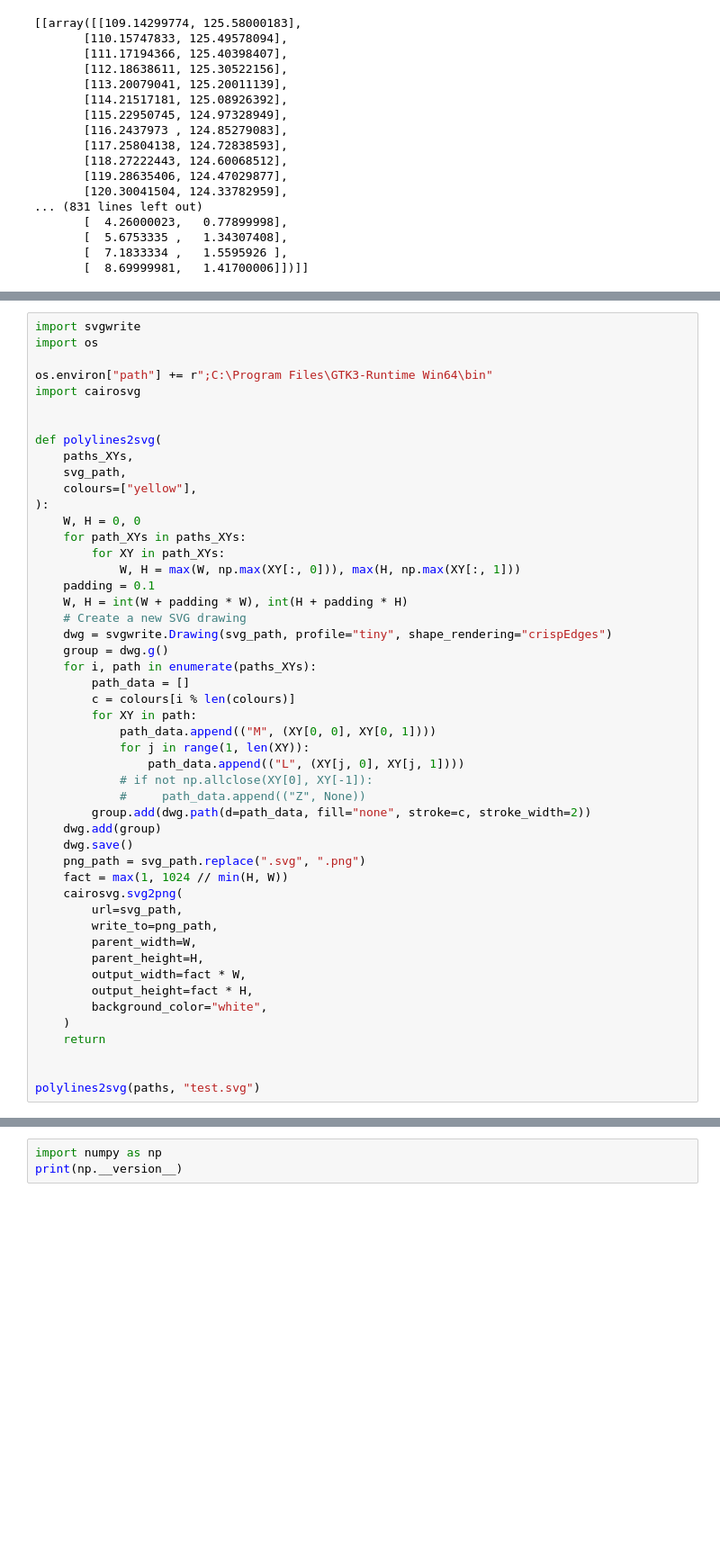
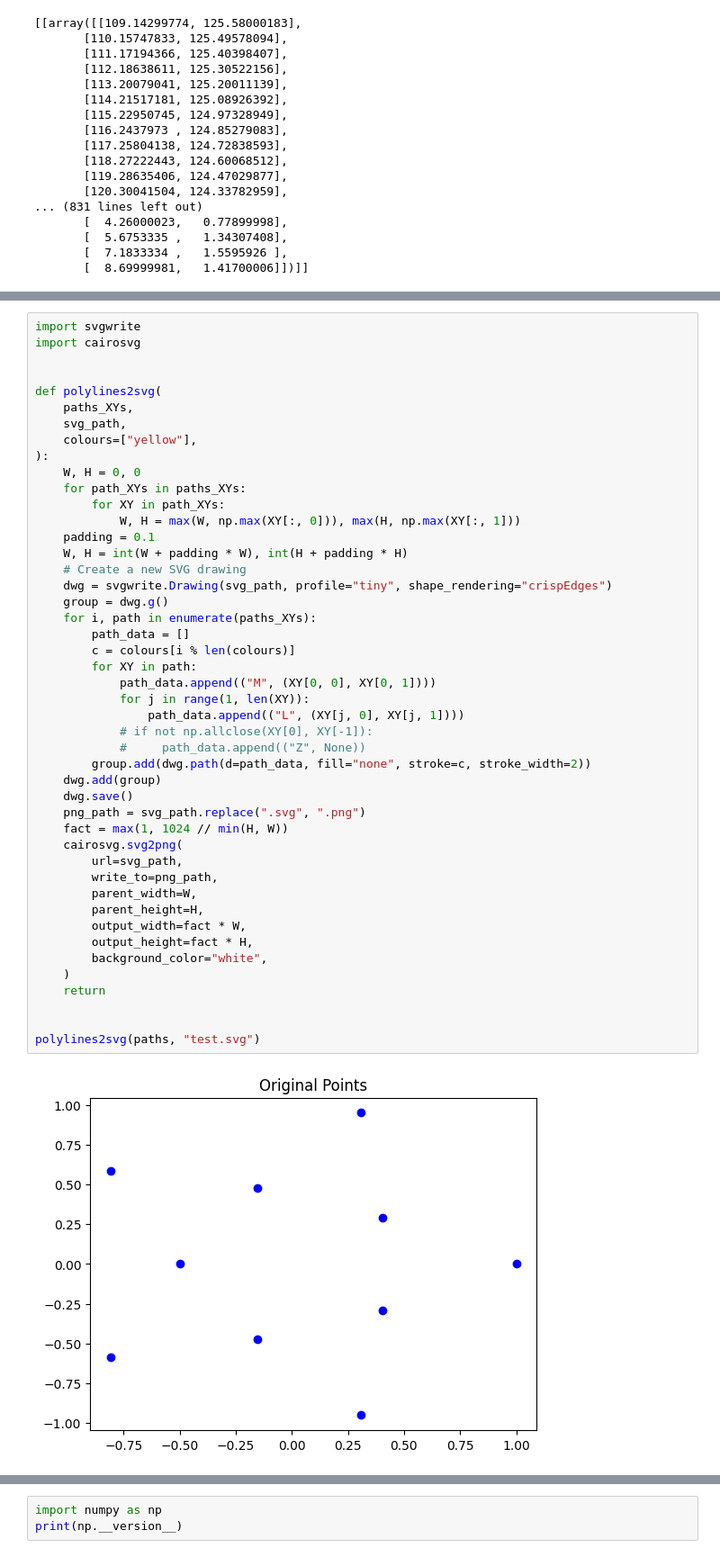
Before and after one commit to manushi1224/ADOBE_GEN_SOLVE, a Jupyter notebook: adobe_test/open_cv_test.ipynb, the cells around one changed output, grey strips where cells are left out. Shown: that part at 90% size. Cells and saved outputs as stored; diff of their text form; blank space fills up the shorter version.

```diff
--- a/adobe_test/open_cv_test.ipynb
+++ b/adobe_test/open_cv_test.ipynb
@@ -85,8 +272,5 @@ ValueError: Expect x to be a 1D strictly increasing sequence.
 # %%
 import svgwrite
-import os
-
-os.environ["path"] += r";C:\Program Files\GTK3-Runtime Win64\bin"
 import cairosvg
 
 
@@ -104,30 +288,32 @@ def polylines2svg(
     # Create a new SVG drawing
     dwg = svgwrite.Drawing(svg_path, profile="tiny", shape_rendering="crispEdges")
     group = dwg.g()
     for i, path in enumerate(paths_XYs):
         path_data = []
         c = colours[i % len(colours)]
         for XY in path:
             path_data.append(("M", (XY[0, 0], XY[0, 1])))
             for j in range(1, len(XY)):
                 path_data.append(("L", (XY[j, 0], XY[j, 1])))
             # if not np.allclose(XY[0], XY[-1]):
             #     path_data.append(("Z", None))
         group.add(dwg.path(d=path_data, fill="none", stroke=c, stroke_width=2))
     dwg.add(group)
     dwg.save()
     png_path = svg_path.replace(".svg", ".png")
     fact = max(1, 1024 // min(H, W))
     cairosvg.svg2png(
         url=svg_path,
         write_to=png_path,
         parent_width=W,
         parent_height=H,
         output_width=fact * W,
         output_height=fact * H,
         background_color="white",
     )
     return
 
 
 polylines2svg(paths, "test.svg")
+# %% [output]
+[figure, added]
```
Also changed, not shown: parts of 10 cells of this notebook, 3 other files.
